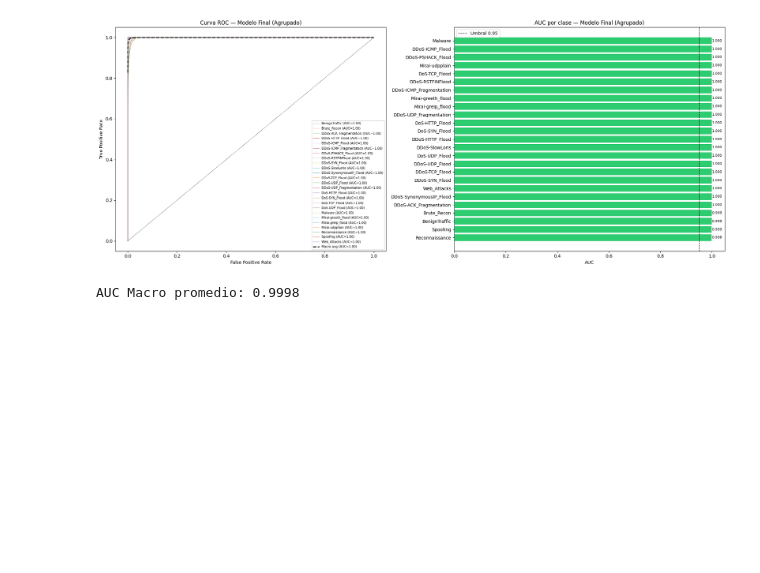
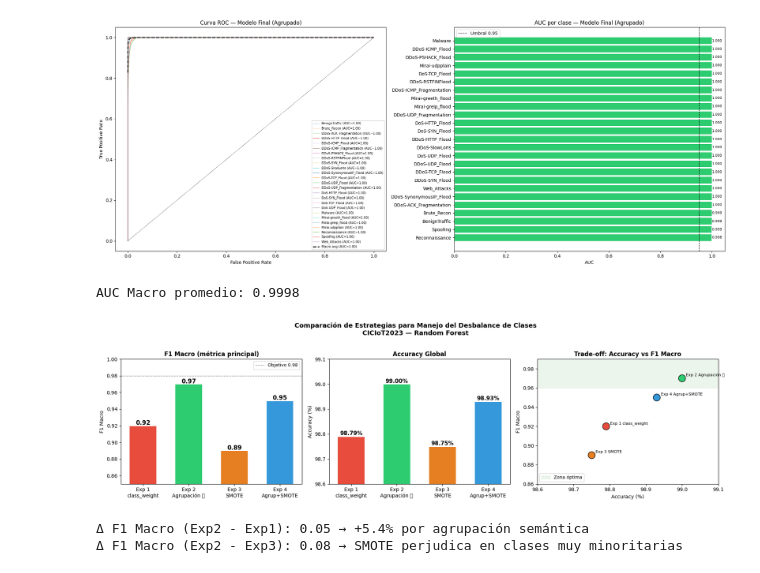
Before and after one commit to xtsebas/iot-intrusion-detection-ml, a Jupyter notebook: notebooks/Parte_2.ipynb, the cells around one changed output. Saved outputs shown, nothing was run; the diff lists cells and outputs as text; code cells hidden in the pictures; blank space fills up the shorter version.

Commit message:
Feat: Interpretación de métricas

```diff
--- a/notebooks/Parte_2.ipynb
+++ b/notebooks/Parte_2.ipynb
@@ -1026,3 +1026,74 @@ print(f'AUC Macro promedio: {roc_auc_macro:.4f}')
 [Parallel(n_jobs=2)]: Done 100 out of 100 | elapsed:    7.5s finished
 [figure]
 AUC Macro promedio: 0.9998
+# %%
+import numpy as np
+import pandas as pd
+import matplotlib.pyplot as plt
+import matplotlib.patches as mpatches
+import warnings
+warnings.filterwarnings('ignore')
+
+# ── Datos de los 4 experimentos ──────────────────────────────────────────────
+experimentos = {
+    'Experimento': ['Exp 1\nclass_weight', 'Exp 2\nAgrupación ✅',
+                    'Exp 3\nSMOTE', 'Exp 4\nAgrup+SMOTE'],
+    'F1 Macro':    [0.92, 0.97, 0.89, 0.95],
+    'Accuracy':    [0.9879, 0.9900, 0.9875, 0.9893],
+    'Clases':      [34, 25, 34, 25],
+}
+df_exp = pd.DataFrame(experimentos)
+
+colores = ['#e74c3c', '#2ecc71', '#e67e22', '#3498db']
+fig, axes = plt.subplots(1, 3, figsize=(18, 5))
+fig.suptitle('Comparación de Estrategias para Manejo del Desbalance de Clases\nCICIoT2023 — Random Forest',
+             fontsize=13, fontweight='bold', y=1.02)
+
+# F1 Macro
+bars1 = axes[0].bar(df_exp['Experimento'], df_exp['F1 Macro'], color=colores,
+                     edgecolor='white', linewidth=1.5, width=0.6)
+axes[0].set_title('F1 Macro (métrica principal)', fontsize=12, fontweight='bold')
+axes[0].set_ylabel('F1 Macro')
+axes[0].set_ylim(0.85, 1.00)
+axes[0].axhline(y=0.98, color='black', linestyle='--', lw=1, alpha=0.5, label='Objetivo 0.98')
+axes[0].legend(fontsize=9)
+for bar, val in zip(bars1, df_exp['F1 Macro']):
+    axes[0].text(bar.get_x() + bar.get_width()/2, bar.get_height() + 0.001,
+                f'{val:.2f}', ha='center', fontsize=12, fontweight='bold')
+
+# Accuracy
+bars2 = axes[1].bar(df_exp['Experimento'], df_exp['Accuracy']*100, color=colores,
+                     edgecolor='white', linewidth=1.5, width=0.6)
+axes[1].set_title('Accuracy Global', fontsize=12, fontweight='bold')
+axes[1].set_ylabel('Accuracy (%)')
+axes[1].set_ylim(98.6, 99.1)
+for bar, val in zip(bars2, df_exp['Accuracy']):
+    axes[1].text(bar.get_x() + bar.get_width()/2, val*100 + 0.005,
+                f'{val*100:.2f}%', ha='center', fontsize=11, fontweight='bold')
+
+# Scatter F1 Macro vs Accuracy (trade-off)
+scatter = axes[2].scatter(df_exp['Accuracy']*100, df_exp['F1 Macro'],
+                           c=colores, s=200, zorder=5, edgecolors='black', linewidth=1)
+for i, row in df_exp.iterrows():
+    axes[2].annotate(row['Experimento'].replace('\n', ' '),
+                     (row['Accuracy']*100, row['F1 Macro']),
+                     textcoords='offset points', xytext=(8, 4), fontsize=8)
+axes[2].set_title('Trade-off: Accuracy vs F1 Macro', fontsize=12, fontweight='bold')
+axes[2].set_xlabel('Accuracy (%)')
+axes[2].set_ylabel('F1 Macro')
+axes[2].set_xlim(98.6, 99.1)
+axes[2].set_ylim(0.86, 0.99)
+# Zona óptima
+axes[2].axhspan(0.96, 0.99, alpha=0.08, color='green', label='Zona óptima')
+axes[2].legend(fontsize=9)
+
+plt.tight_layout()
+plt.savefig('comparacion_experimentos_detallada.png', bbox_inches='tight', dpi=150)
+plt.show()
+
+print("Δ F1 Macro (Exp2 - Exp1):", round(0.97 - 0.92, 2), "→ +5.4% por agrupación semántica")
+print("Δ F1 Macro (Exp2 - Exp3):", round(0.97 - 0.89, 2), "→ SMOTE perjudica en clases muy minoritarias")
+# %% [output]
+[figure, added]
+Δ F1 Macro (Exp2 - Exp1): 0.05 → +5.4% por agrupación semántica
+Δ F1 Macro (Exp2 - Exp3): 0.08 → SMOTE perjudica en clases muy minoritarias
```
Also changed, not shown: parts of 1 cell of this notebook.
